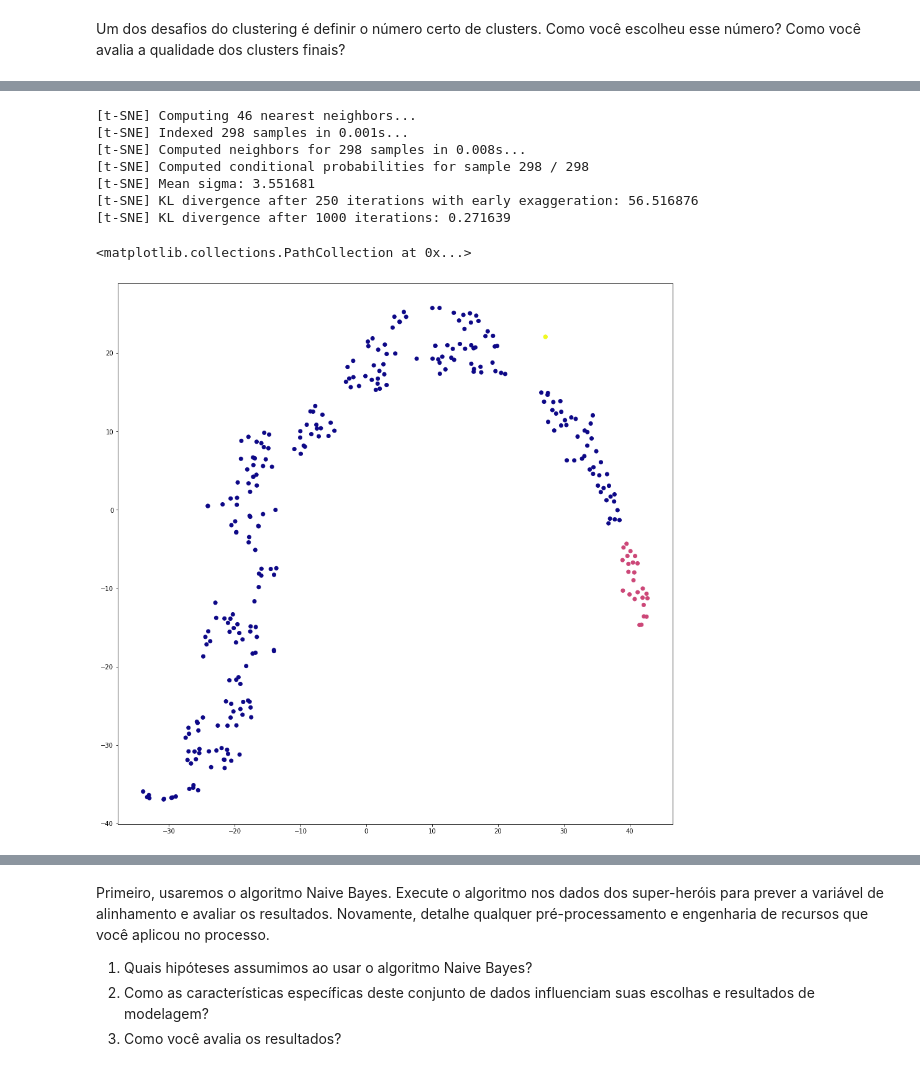
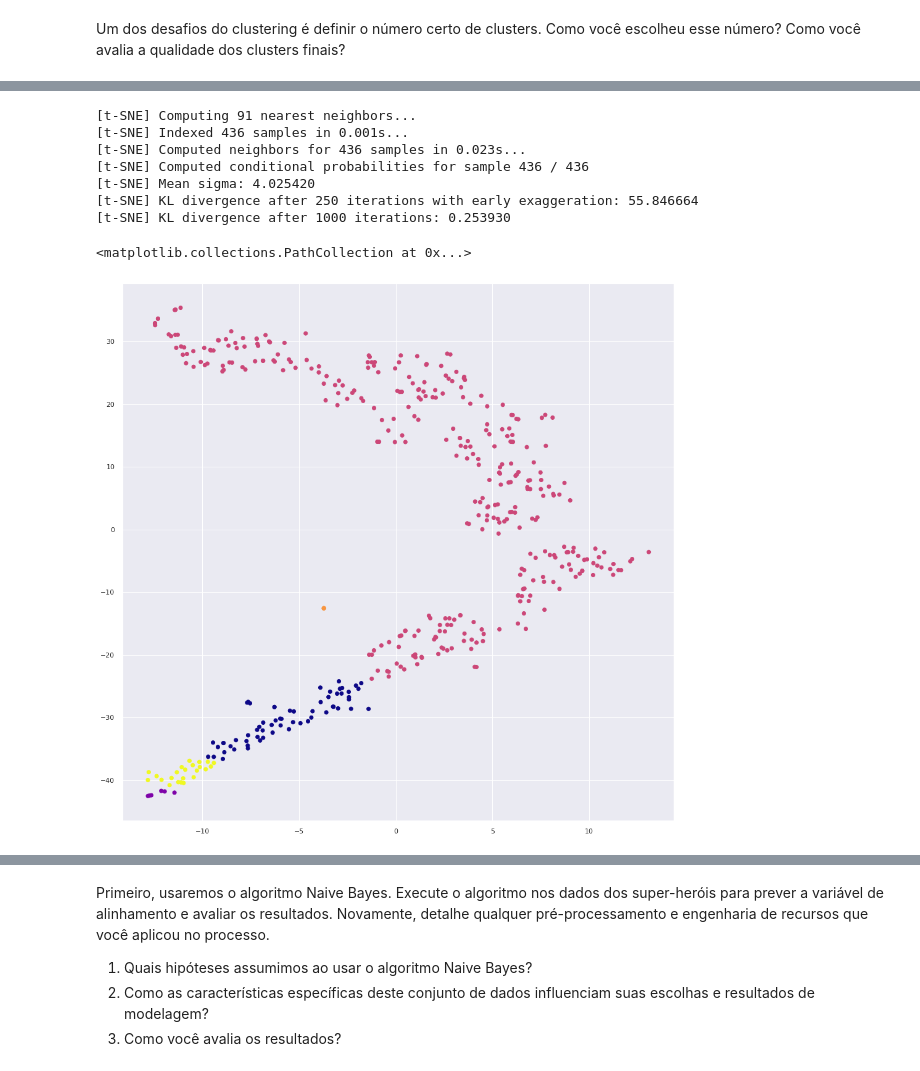
Before and after one commit to SarahSouzaPontes/-superheropowers, a Jupyter notebook: desafioAlelo.ipynb, the cells around one changed output, grey strips where cells are left out. Saved outputs shown, nothing was run; the diff lists cells and outputs as text; code cells hidden in the pictures.

```diff
--- a/desafioAlelo.ipynb
+++ b/desafioAlelo.ipynb
@@ -76,2 +184,3 @@ list(df_heros_all.columns)
 # %%
-df_heros_all.drop(labels='Skin color', axis=1, inplace=True)
+''' Removendo as colunas que mais possuem valores NaN '''
+df_heros_all.drop(labels=['Skin color', 'Race', 'Hair color', 'Eye color'], axis=1, inplace=True)
@@ -79,0 +187,6 @@ df_heros_all.dropna(inplace=True)
+# %%
+'''Limpando os dados removendo as linhas que possuem valores NaN e resetando o index'''
+df_heros_all.dropna(inplace=True)
+df_heros_all.reset_index(inplace=True)
+df_heros_all.drop(labels=['index'], axis=1, inplace=True)
+df_heros_all
@@ -99,0 +209,9 @@ clusters = model.fit_predict(pd.get_dummies(df_heros_all.drop('name', axis=1)))
+# %%
+
+'''Escolhendo o k mais apropriado pela técnica de Elbow'''
+X = pd.get_dummies(df_heros_all.drop('name', axis=1))
+model = KMeans()
+visualizer = KElbowVisualizer(model, k=(1,20),timings=True)
+
+visualizer.fit(X)        # Fit the data to the visualizer
+visualizer.show()        # Finalize and render the figure
@@ -100,16 +221,22 @@ clusters = model.fit_predict(pd.get_dummies(df_heros_all.drop('name', axis=1)))
+# %%
+'''Gerando o modelo com o k definido anteriormente e agrupando-os'''
+model = KMeans(n_clusters=5).fit(X)
+pred = model.labels_
+clusters = model.fit_predict(X)
 # %%
+'''Visualizando a clusterização'''
 np.random.seed(1)
-tsne_clusters=TSNE(perplexity=15, verbose=1)
+tsne_clusters=TSNE(perplexity=30, verbose=1)
 tsne_results=tsne_clusters.fit_transform(pd.get_dummies(df_heros_all.drop('name', axis=1)))
 plt.figure(figsize=(16,16))
 plt.scatter(tsne_results[:,0], tsne_results[:,1], c=pred, cmap='plasma')
 # %% [output]
-[t-SNE] Computing 46 nearest neighbors...
-[t-SNE] Indexed 298 samples in 0.001s...
-[t-SNE] Computed neighbors for 298 samples in 0.008s...
-[t-SNE] Computed conditional probabilities for sample 298 / 298
-[t-SNE] Mean sigma: 3.551681
-[t-SNE] KL divergence after 250 iterations with early exaggeration: 56.516876
-[t-SNE] KL divergence after 1000 iterations: 0.271639
+[t-SNE] Computing 91 nearest neighbors...
+[t-SNE] Indexed 436 samples in 0.001s...
+[t-SNE] Computed neighbors for 436 samples in 0.023s...
+[t-SNE] Computed conditional probabilities for sample 436 / 436
+[t-SNE] Mean sigma: 4.025420
+[t-SNE] KL divergence after 250 iterations with early exaggeration: 55.846664
+[t-SNE] KL divergence after 1000 iterations: 0.253930
 <matplotlib.collections.PathCollection at 0x...>
-[figure, old version]
+[figure, new version]
```
Also changed, not shown: parts of 38 cells of this notebook.
